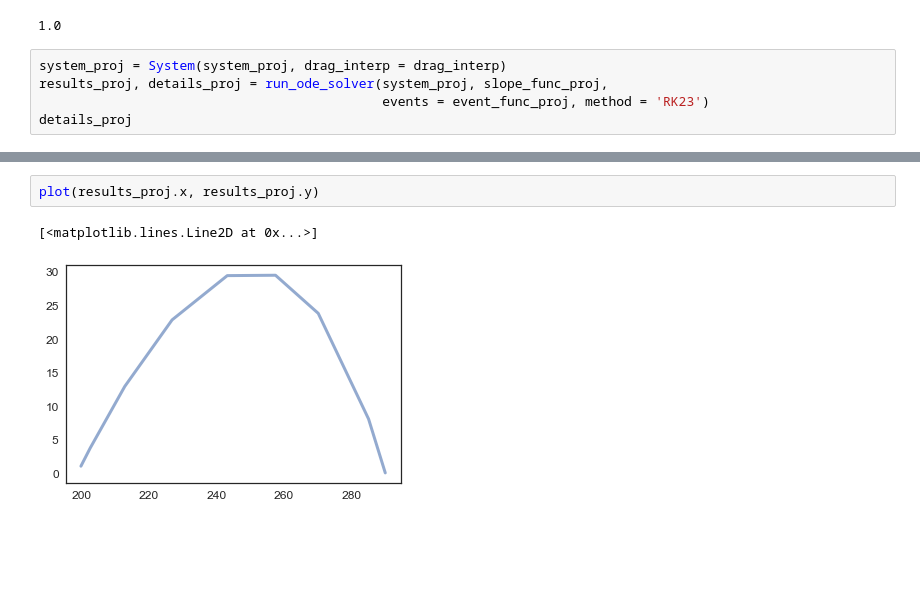
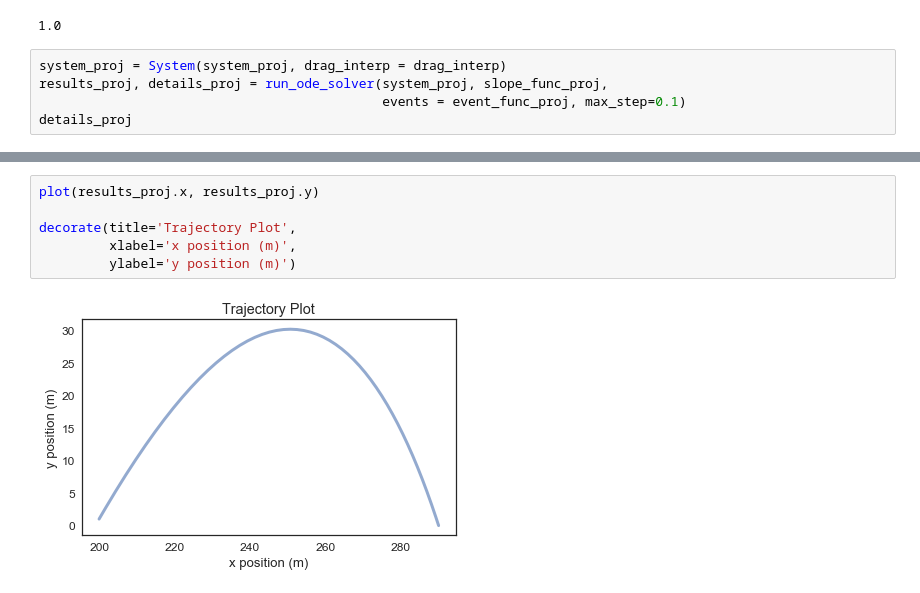
Before and after one commit to ThomasJagielski/ModSimPy, a Jupyter notebook: code/railgun_model.ipynb, the cells around one changed output, grey strips where cells are left out. Cells and saved outputs as stored; diff of their text form; blank space fills up the shorter version.

```diff
--- a/code/railgun_model.ipynb
+++ b/code/railgun_model.ipynb
@@ -296,7 +300,7 @@ event_func_proj(system_proj.init, 0, system_proj)
 # %%
 system_proj = System(system_proj, drag_interp = drag_interp)
 results_proj, details_proj = run_ode_solver(system_proj, slope_func_proj,
-                                            events = event_func_proj, method = 'RK23')
+                                            events = event_func_proj, max_step=0.1)
 details_proj
 # %% [output]
 |  | values |
@@ -325,5 +335,8 @@ results_proj
 # %%
 plot(results_proj.x, results_proj.y)
+
+decorate(title='Trajectory Plot',
+         xlabel='x position (m)',
+         ylabel='y position (m)')
 # %% [output]
-[<matplotlib.lines.Line2D at 0x...>]
-[figure, old version]
+[figure, new version]
```
Also changed, not shown: parts of 5 cells of this notebook.
